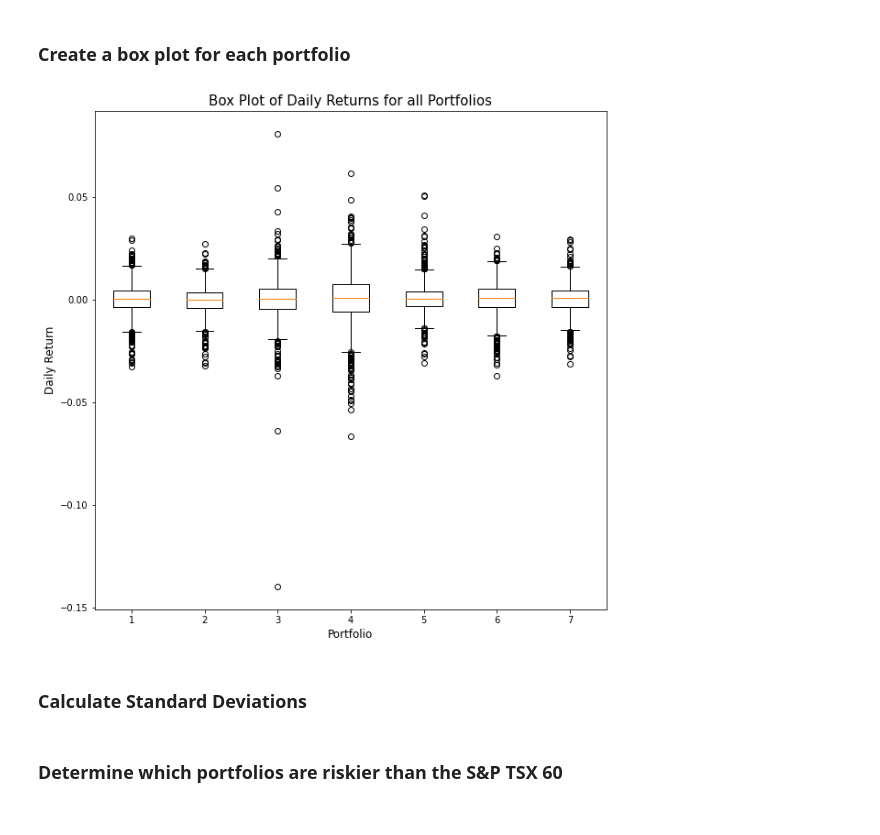
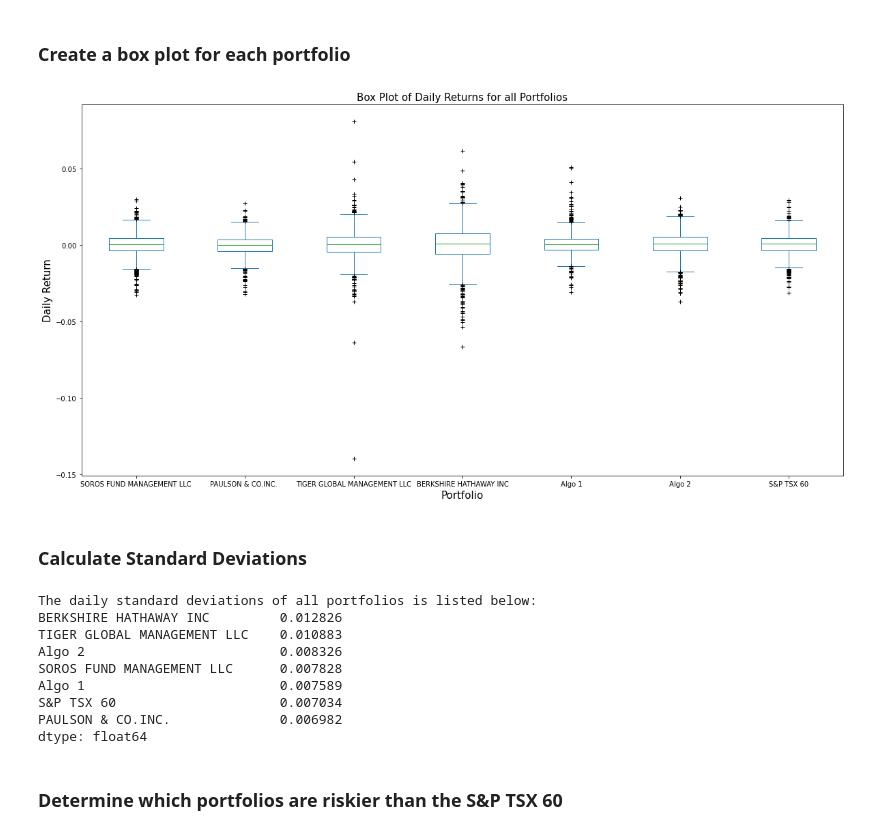
Before and after one commit to nomadic-me/Whale-Off-The-Portfolio, a Jupyter notebook: whale_analysis.ipynb, the cells around one changed output. Saved outputs shown, nothing was run; the diff lists cells and outputs as text; code cells hidden in the pictures.

```diff
--- a/whale_analysis.ipynb
+++ b/whale_analysis.ipynb
@@ -403,18 +403,13 @@ Determine the _risk_ of each portfolio:
 # %%
 # Box plot to visually show risk
 
-plt.figure(figsize=(10, 10))
-#bp = plt.boxplot(df_consolidated[portfolio_items], notch=0, sym='+', vert=1, whis=1.5)
-bp = plt.boxplot(df_consolidated[portfolio_items])
+
+df_consolidated.plot.box(figsize=(20,10),sym='+')
 plt.title('Box Plot of Daily Returns for all Portfolios', fontsize = 15)
-#plt.xticks(range(1, len(portfolio_items) + 1), portfolio_items, rotation='vertical')
-plt.xlabel('Portfolio', fontsize = 12)
-plt.ylabel('Daily Return', fontsize = 12)
-#plt.setp(bp['boxes'], color='black')
-#plt.setp(bp['whiskers'], color='black')
-#plt.setp(bp['fliers'], color='red', marker='+')
+plt.xlabel('Portfolio', fontsize = 15)
+plt.ylabel('Daily Return', fontsize = 15)
 plt.show()
 # %% [output]
-[figure, old version]
+[figure, new version]
 # %% [markdown]
 ### Calculate Standard Deviations
@@ -424,3 +416,17 @@ combined_df.plot.box(title= "Risk Portfolio", figsize=(20,10))
+# %%
+# Calculate the daily standard deviations of all portfolios
+daily_std_deviations = df_consolidated.std().sort_values(ascending=False)
+print(f"The daily standard deviations of all portfolios is listed below: \n{daily_std}")
+# %% [output]
+The daily standard deviations of all portfolios is listed below:
+BERKSHIRE HATHAWAY INC         0.012826
+TIGER GLOBAL MANAGEMENT LLC    0.010883
+Algo 2                         0.008326
+SOROS FUND MANAGEMENT LLC      0.007828
+Algo 1                         0.007589
+S&P TSX 60                     0.007034
+PAULSON & CO.INC.              0.006982
+dtype: float64
 # %% [markdown]
 ### Determine which portfolios are riskier than the S&P TSX 60
 # %%
```
Also changed, not shown: parts of 8 cells of this notebook.
